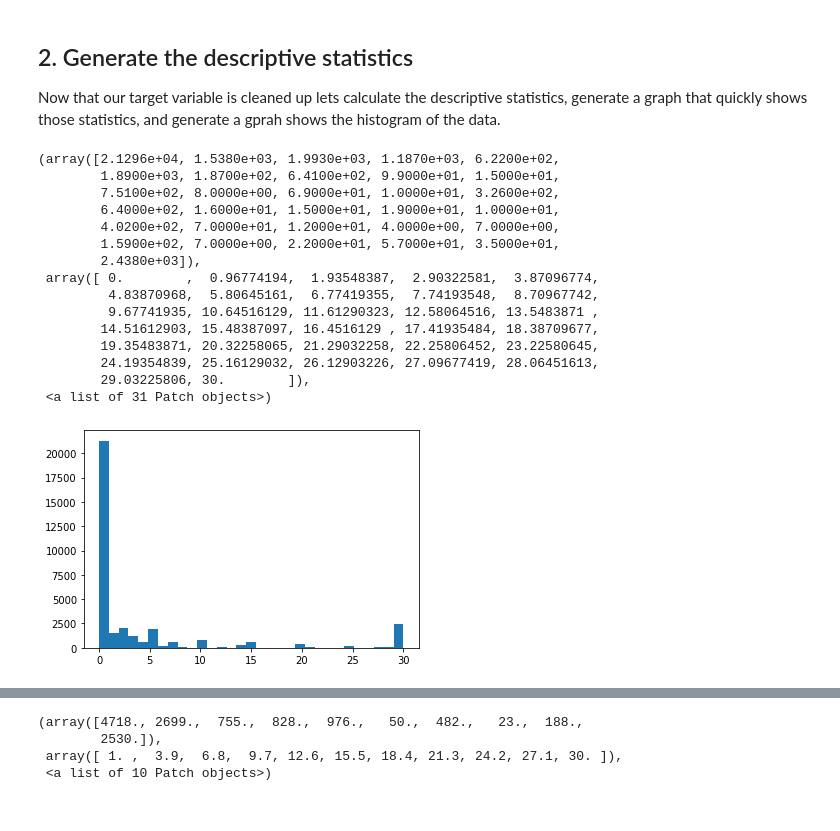
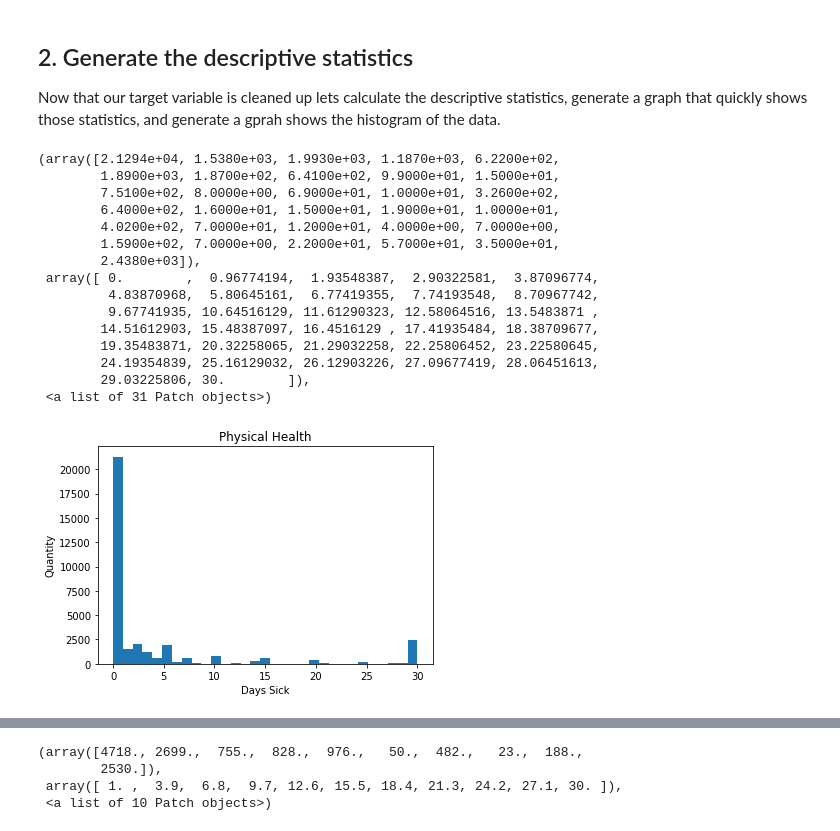
Before and after one commit to trevohearn/nyc-mhtn-ds-010620-lectures, a Jupyter notebook: week_2/case_study/Data_Exploration_Applied.ipynb, the cells around one changed output, grey strips where cells are left out. Drawn from its saved outputs; the diff is of its cells as text; code cells hidden in the pictures.

```diff
--- a/week_2/case_study/Data_Exploration_Applied.ipynb
+++ b/week_2/case_study/Data_Exploration_Applied.ipynb
@@ -80,14 +80,19 @@ Name: PHYSHLTH, dtype: float64
 As you can see from the data dictionary, there are a number of responses that are coded with values that could throw off our descriptive statistics.  Let's clean up by mapping the responses to a more appropriate value, and handling any missing values.
 # %%
 #your code here
-df['PHYSHLTH'].isna().unique() #check for nan
+df['PHYSHLTH'].isna().unique()#check for nan #0 days sick
+df.dropna(subset=['PHYSHLTH'], inplace=True)
 df['PHYSHLTH'] = df['PHYSHLTH'].astype('int64')
 df['PHYSHLTH'] = df['PHYSHLTH'].replace(to_replace=88, value= 0) #0 days sick
-#df['PHYSHLTH-7799'] = df['PHYSHLTH'].drop([77,99,pd.na])
-mean = df['PHYSHLTH'].mean()
-df['PHYSHLTH'] = df['PHYSHLTH'].replace(to_replace=77, value=int(mean)) #
-df['PHYSHLTH'] = df['PHYSHLTH'].replace(to_replace=99, value=int(mean)) #
-#df['PHYSILL'] =
+df['PHYSHLTH'] = df['PHYSHLTH'].replace(to_replace=77, value= -1) #not sure
+df['PHYSHLTH'] = df['PHYSHLTH'].replace(to_replace=99, value= -1) #refused
+#df.drop(subset='PHYSHLTH')
+
+
+#another way to integrate bad values
+#mean = df['PHYSHLTH'].mean()
+#df['PHYSHLTH'] = df['PHYSHLTH'].replace(to_replace=77, value=int(mean)) #
+#df['PHYSHLTH'] = df['PHYSHLTH'].replace(to_replace=99, value=int(mean)) #
 df['PHYSHLTH'].unique()
 # %% [output]
 array([ 0,  2, 28,  5, 30,  4,  3, 15, 29,  7, 10, 14,  6,  1,  8, 25, 20,
@@ -98,24 +103,27 @@ array([ 0,  2, 28,  5, 30,  4,  3, 15, 29,  7, 10, 14,  6,  1,  8, 25, 20,
 Now that our target variable is cleaned up lets calculate the descriptive statistics, generate a graph that quickly shows those statistics, and generate a gprah shows the histogram of the data.
 # %%
 l = len(df['PHYSHLTH'].unique())
+plt.title("Physical Health")
+plt.xlabel("Days Sick")
+plt.ylabel('Quantity')
 plt.hist(df['PHYSHLTH'], bins = l)
 # %% [output]
-(array([2.1296e+04, 1.5380e+03, 1.9930e+03, 1.1870e+03, 6.2200e+02,
+(array([2.1294e+04, 1.5380e+03, 1.9930e+03, 1.1870e+03, 6.2200e+02,
         1.8900e+03, 1.8700e+02, 6.4100e+02, 9.9000e+01, 1.5000e+01,
         7.5100e+02, 8.0000e+00, 6.9000e+01, 1.0000e+01, 3.2600e+02,
         6.4000e+02, 1.6000e+01, 1.5000e+01, 1.9000e+01, 1.0000e+01,
         4.0200e+02, 7.0000e+01, 1.2000e+01, 4.0000e+00, 7.0000e+00,
         1.5900e+02, 7.0000e+00, 2.2000e+01, 5.7000e+01, 3.5000e+01,
         2.4380e+03]),
  array([ 0.        ,  0.96774194,  1.93548387,  2.90322581,  3.87096774,
          4.83870968,  5.80645161,  6.77419355,  7.74193548,  8.70967742,
          9.67741935, 10.64516129, 11.61290323, 12.58064516, 13.5483871 ,
         14.51612903, 15.48387097, 16.4516129 , 17.41935484, 18.38709677,
         19.35483871, 20.32258065, 21.29032258, 22.25806452, 23.22580645,
         24.19354839, 25.16129032, 26.12903226, 27.09677419, 28.06451613,
         29.03225806, 30.        ]),
  <a list of 31 Patch objects>)
-[figure, old version]
+[figure, new version]
 # %%
 # graphic showing those descriptive stats
 #df['SICK'] = df['PHYSHLTH'].apply(lambda x: x != 0, df['PHYSHLTH'])
```
Also changed, not shown: parts of 2 cells of this notebook.
